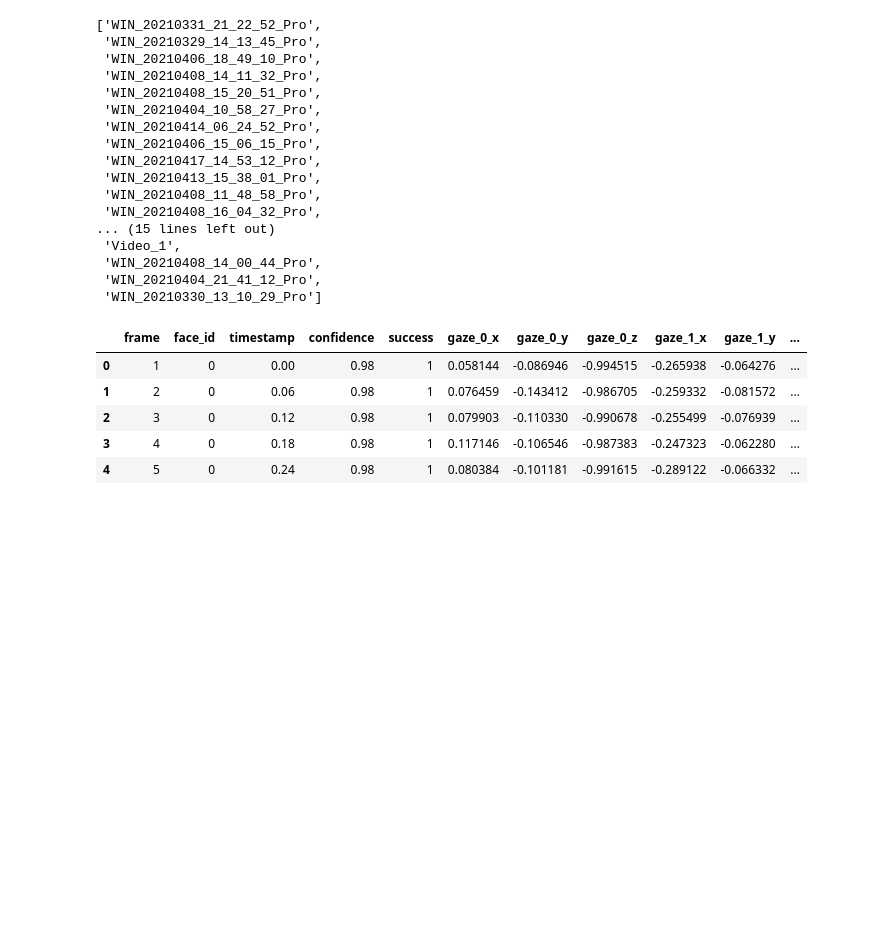
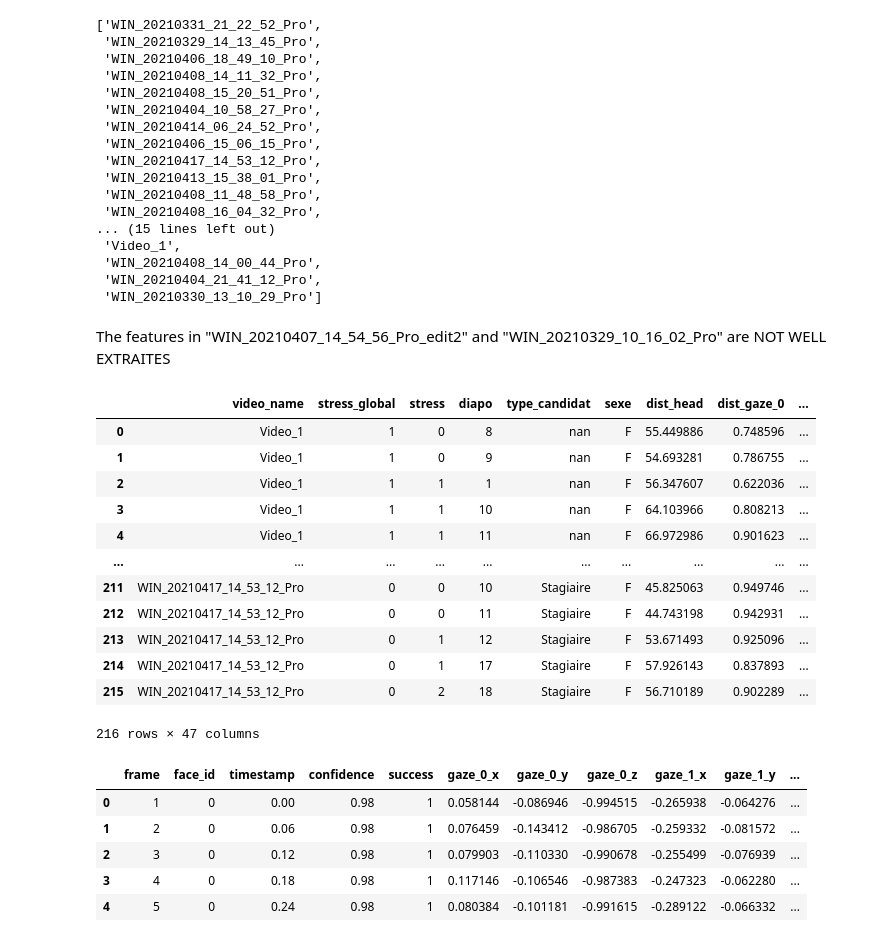
Before and after one commit to Projet-Fil-Rouge-AFPA/filrouge, a Jupyter notebook: Notebook_Valentina.ipynb, the cells around one changed output. Drawn from its saved outputs; the diff is of its cells as text; code cells hidden in the pictures; blank space fills up the shorter version.

```diff
--- a/Notebook_Valentina.ipynb
+++ b/Notebook_Valentina.ipynb
@@ -68,25 +72,49 @@ video_names
  'WIN_20210408_14_00_44_Pro',
  'WIN_20210404_21_41_12_Pro',
  'WIN_20210330_13_10_29_Pro']
-# %%
-list_dataframes =[]
-for i in video_names:
-    list_dataframes.append( create_dataframe_video('/Users/valentinadiproietto/OpenFace/processed/', i))
 # %%
 video_names.remove('WIN_20210329_14_13_45_Pro')
 video_names.remove('Test_pour_AFPA')
-video_names.remove('WIN_20210403_18_49_15_Pro')
+# %% [markdown]
+The features in "WIN_20210407_14_54_56_Pro_edit2" and "WIN_20210329_10_16_02_Pro" are NOT WELL EXTRAITES
 # %%
 list_df = []
 for v_name in video_names:
     df_annoted = get_df_video_with_annotations('/Users/valentinadiproietto/OpenFace/processed/', v_name, '/Users/valentinadiproietto/Desktop/video_stress/Videos_Annotations - Template.csv', "max")
     list_df.append(eliminate_features(df_annoted))
+# %%
+to_drop = ['frame','face_id','timestamp','confidence','success']
+
+list_df_with_dist=[]
+for i in list_df:
+    l=add_dist_features(i)
+    l=l[l['success']!=0]
+    l.drop(to_drop, axis='columns', inplace=True)
+    list_df_with_dist.append(l)
+# %%
+pd.set_option('display.max_columns', None)
+list_df_with_dist[0].head()
 # %%
-groupby_features = ['video_name','stress_global','stress','diapo','type_candidat','sexe']
+groupby_features = ['video_name','stress_global','stress','diapo','type_candidat','sexe','dist_head',  'dist_gaze_0', 'dist_gaze_1', 'dist_pose_x',
+       'dist_pose_y', 'dist_pose_z' ]
 
-df = pd.concat(list_df)
+df = pd.concat(list_df_with_dist)
 df = df.groupby(groupby_features).mean().reset_index()
 df
+# %% [output]
+|  | video_name | stress_global | stress | diapo | type_candidat | sexe | dist_head | dist_gaze_0 | ... |
+| 0 | Video_1 | 1 | 0 | 8 | nan | F | 55.449886 | 0.748596 | ... |
+| 1 | Video_1 | 1 | 0 | 9 | nan | F | 54.693281 | 0.786755 | ... |
+| 2 | Video_1 | 1 | 1 | 1 | nan | F | 56.347607 | 0.622036 | ... |
+| 3 | Video_1 | 1 | 1 | 10 | nan | F | 64.103966 | 0.808213 | ... |
+| 4 | Video_1 | 1 | 1 | 11 | nan | F | 66.972986 | 0.901623 | ... |
+| ... | ... | ... | ... | ... | ... | ... | ... | ... | ... |
+| 211 | WIN_20210417_14_53_12_Pro | 0 | 0 | 10 | Stagiaire | F | 45.825063 | 0.949746 | ... |
+| 212 | WIN_20210417_14_53_12_Pro | 0 | 0 | 11 | Stagiaire | F | 44.743198 | 0.942931 | ... |
+| 213 | WIN_20210417_14_53_12_Pro | 0 | 1 | 12 | Stagiaire | F | 53.671493 | 0.925096 | ... |
+| 214 | WIN_20210417_14_53_12_Pro | 0 | 1 | 17 | Stagiaire | F | 57.926143 | 0.837893 | ... |
+| 215 | WIN_20210417_14_53_12_Pro | 0 | 2 | 18 | Stagiaire | F | 56.710189 | 0.902289 | ... |
+216 rows × 47 columns
 # %%
 x = df.drop(['video_name','stress_global','stress','diapo','type_candidat'],axis=1)
 
```
Also changed, not shown: parts of 3 cells of this notebook.
